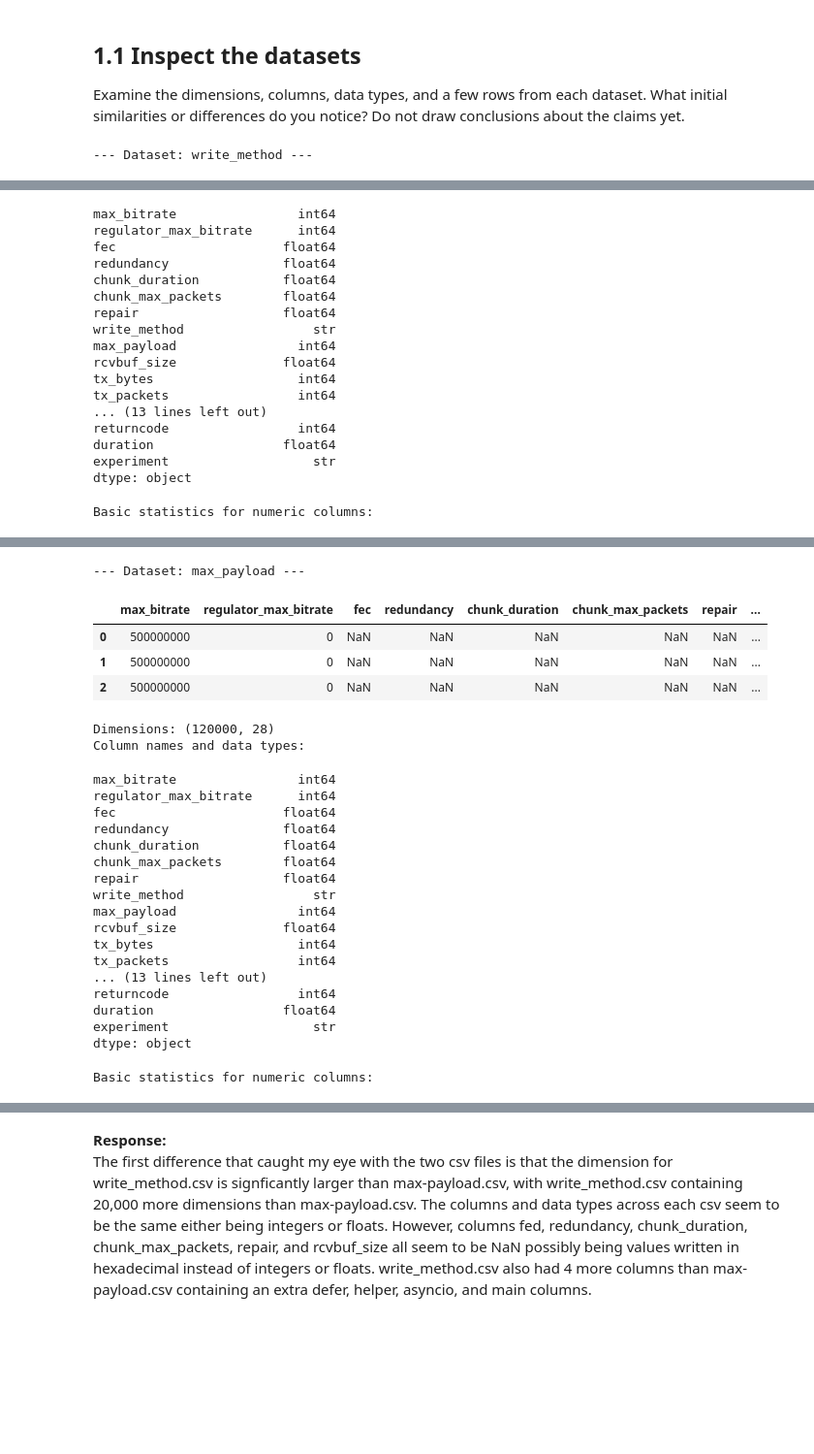
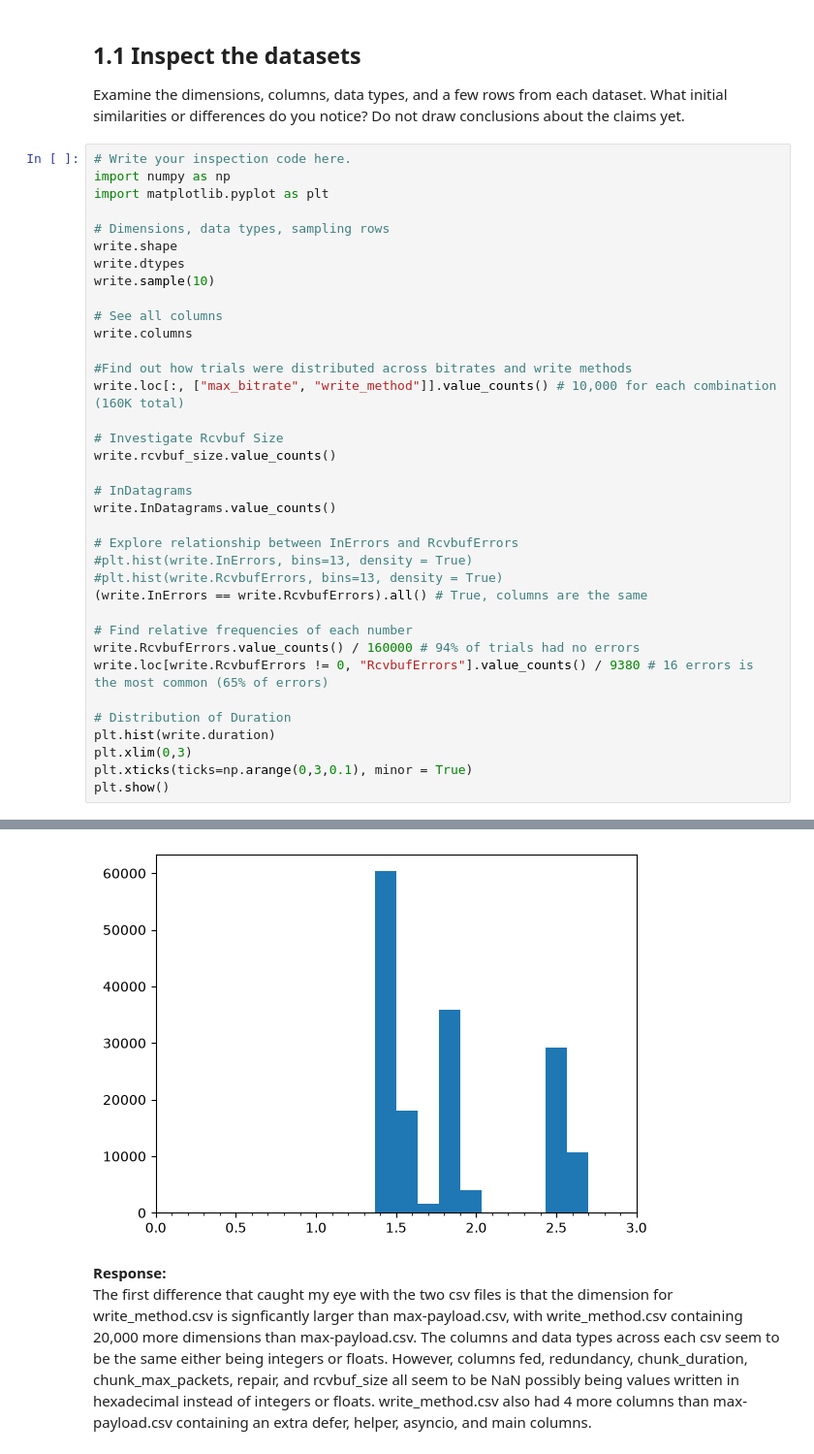
Before and after one commit to Sasakii12/stochastic-computing, a Jupyter notebook: hw2/Packet_Loss_Analysis_Part_I_Starter.ipynb, the cells around one changed output, grey strips where cells are left out. Shown at 97% size. Drawn from its saved outputs; the diff is of its cells as text; blank space fills up the shorter version.

```diff
--- a/hw2/Packet_Loss_Analysis_Part_I_Starter.ipynb
+++ b/hw2/Packet_Loss_Analysis_Part_I_Starter.ipynb
@@ -61,5 +61,39 @@ Use Prof. Story's description together with your own inspection of the datasets.
 
 Examine the dimensions, columns, data types, and a few rows from each dataset. What initial similarities or differences do you notice? Do not draw conclusions about the claims yet.
 # %%
+# Write your inspection code here.
+import numpy as np
+import matplotlib.pyplot as plt
+
+# Dimensions, data types, sampling rows
+write.shape
+write.dtypes
+write.sample(10)
+
+# See all columns
+write.columns
+
+#Find out how trials were distributed across bitrates and write methods
+write.loc[:, ["max_bitrate", "write_method"]].value_counts() # 10,000 for each combination (160K total)
+
+# Investigate Rcvbuf Size
+write.rcvbuf_size.value_counts()
+
+# InDatagrams
+write.InDatagrams.value_counts()
+
+# Explore relationship between InErrors and RcvbufErrors
+#plt.hist(write.InErrors, bins=13, density = True)
+#plt.hist(write.RcvbufErrors, bins=13, density = True)
+(write.InErrors == write.RcvbufErrors).all() # True, columns are the same
+
+# Find relative frequencies of each number
+write.RcvbufErrors.value_counts() / 160000 # 94% of trials had no errors
+write.loc[write.RcvbufErrors != 0, "RcvbufErrors"].value_counts() / 9380 # 16 errors is the most common (65% of errors)
+
+# Distribution of Duration
+plt.hist(write.duration)
+plt.xlim(0,3)
+plt.xticks(ticks=np.arange(0,3,0.1), minor = True)
+plt.show()
 # %% [output]
---- Dataset: write_method ---
@@ -72,18 +99,0 @@ Column names and data types:
-max_bitrate                int64
-regulator_max_bitrate      int64
-fec                      float64
-redundancy               float64
-chunk_duration           float64
-chunk_max_packets        float64
-repair                   float64
-write_method                 str
-max_payload                int64
-rcvbuf_size              float64
-tx_bytes                   int64
-tx_packets                 int64
-... (13 lines left out)
-returncode                 int64
-duration                 float64
-experiment                   str
-dtype: object
-Basic statistics for numeric columns:
@@ -99,25 +99,0 @@ Basic statistics for numeric columns:
---- Dataset: max_payload ---
-|  | max_bitrate | regulator_max_bitrate | fec | redundancy | chunk_duration | chunk_max_packets | repair | ... |
-| 0 | 500000000 | 0 | NaN | NaN | NaN | NaN | NaN | ... |
-| 1 | 500000000 | 0 | NaN | NaN | NaN | NaN | NaN | ... |
-| 2 | 500000000 | 0 | NaN | NaN | NaN | NaN | NaN | ... |
-Dimensions: (120000, 28)
-Column names and data types:
-max_bitrate                int64
-regulator_max_bitrate      int64
-fec                      float64
-redundancy               float64
-chunk_duration           float64
-chunk_max_packets        float64
-repair                   float64
-write_method                 str
-max_payload                int64
-rcvbuf_size              float64
-tx_bytes                   int64
-tx_packets                 int64
-... (13 lines left out)
-returncode                 int64
-duration                 float64
-experiment                   str
-dtype: object
-Basic statistics for numeric columns:
@@ -133,3 +100,4 @@ Basic statistics for numeric columns:
+[figure, added]
 # %% [markdown]
 **Response:**
 The first difference that caught my eye with the two csv files is that the dimension for write_method.csv is signficantly larger than max-payload.csv, with write_method.csv containing 20,000 more dimensions than max-payload.csv. The columns and data types across each csv seem to be the same either being integers or floats. However, columns fed, redundancy, chunk_duration, chunk_max_packets, repair, and rcvbuf_size all seem to be NaN possibly being values written in hexadecimal instead of integers or floats. write_method.csv also had 4 more columns than max-payload.csv containing an extra defer, helper, asyncio, and main columns.
```
Also changed, not shown: parts of 8 cells of this notebook.
